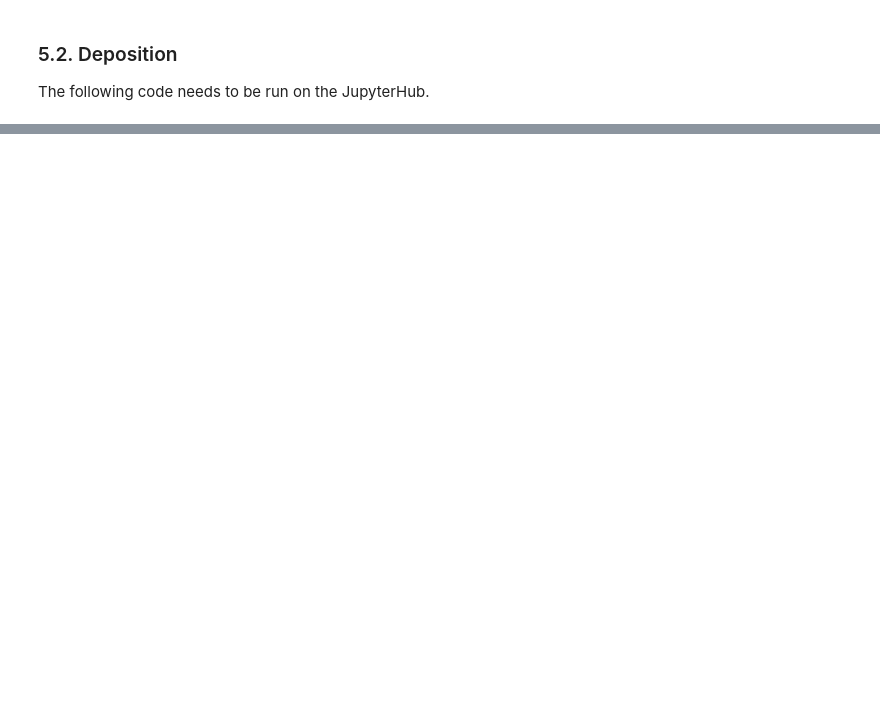
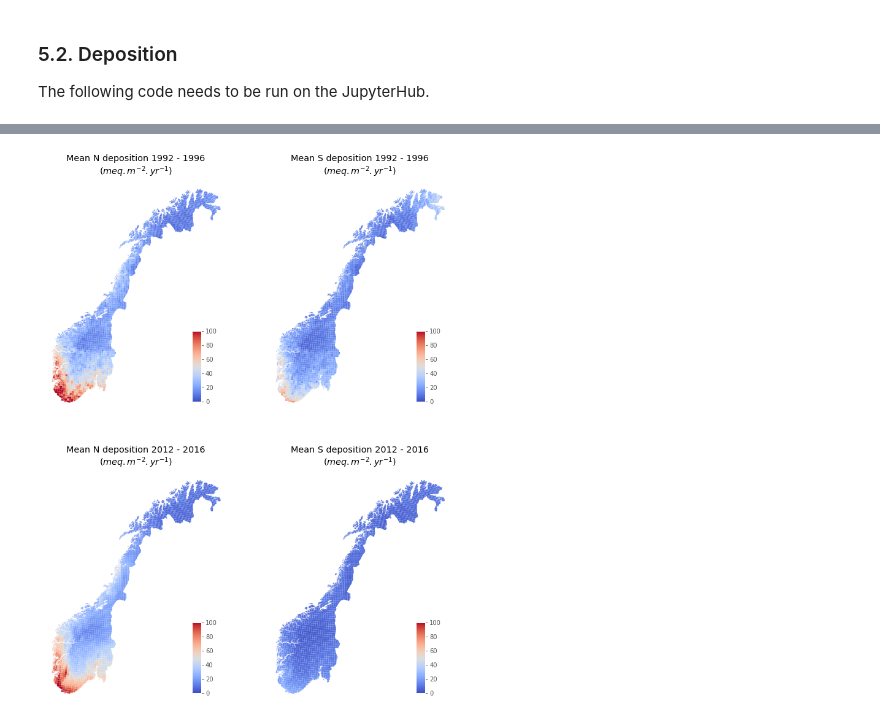
Before and after one commit to JamesSample/1000_lakes_2019, a Jupyter notebook: notebooks/05_compare_1995_2019.ipynb, the cells around one changed output, grey strips where cells are left out. Cells and saved outputs as stored; diff of their text form; code cells hidden in the pictures; blank space fills up the shorter version.

Commit message:
Add deposition maps

```diff
--- a/notebooks/05_compare_1995_2019.ipynb
+++ b/notebooks/05_compare_1995_2019.ipynb
@@ -14,6 +15,13 @@ import xarray as xr
 from mpl_toolkits.axes_grid1.inset_locator import inset_axes
 
 plt.style.use("ggplot")
+# %%
+# Import CL functions
+spec = importlib.util.spec_from_file_location(
+    "critical_loads", "/home/jovyan/projects/critical_loads_2/notebooks/critical_loads.py"
+)
+cl = importlib.util.module_from_spec(spec)
+spec.loader.exec_module(cl)
 # %%
 # Connect to Nivabase
 eng = nivapy.da.connect()
@@ -291,6 +301,7 @@ def plot_points(
 # %%
-# Set scale choices for scatterplots
-log_axis_scale_dict = {
+# Set scale choices for scatterplots from Øyvind's spreadsheet
+# (log_xy, lod_1995, lod_2019)
+axis_opt_dict = {
     "ALK": False,
     "ALKE": False,
     "Al/Il": False,
@@ -669,39 +666,72 @@ with pd.option_context("display.max_colwidth", -1):
 # %%
 # Get deposition data
 short_names = ["9296", "1216_old"]
 
+title_dict = {'9296':'1992 - 1996',
+              '1216_old':'2012 - 2016',
+             }
+
 # Plotting
-fig, axes = plt.subplots(nrows=2, ncols=2, figsize=(12, 12))
+fig, axes = plt.subplots(nrows=2, ncols=2, figsize=(12, 16))
 
 for idx, name in enumerate(short_names):
     series_id = int(ser_grid.query("short_name == @name")["series_id"].values[0])
 
     # Get dep data
     n_gdf = cl.extract_deposition_as_gdf(series_id, "nitrogen", eng)
     s_gdf = cl.extract_deposition_as_gdf(series_id, "sulphur", eng)
 
-    # Plot
+    # Plot N
+    cax_n = inset_axes(
+        axes[idx, 0],
+        width="5%",
+        height="30%",
+        loc="lower left",
+        bbox_to_anchor=(0.8, 0.05, 1, 1),
+        bbox_transform=axes[idx, 0].transAxes,
+        borderpad=0,
+    )
+
     n_gdf.plot(
         column="ndep_meqpm2pyr",
         cmap="coolwarm",
-        scheme="fisher_jenks",
         edgecolor=None,
         legend=True,
-        legend_kwds={"loc": "upper left", "title": "N deposition ($meq/m^2/yr$)"},
+        vmin=0,
+        vmax=100,
         ax=axes[idx, 0],
+        cax=cax_n
     )
-    axes[idx, 0].set_title(name)
+
+    axes[idx, 0].set_title('Mean N deposition %s\n($meq.m^{-2}.yr^{-1})$' % title_dict[name])
+
+    # Plot S
+    cax_s = inset_axes(
+        axes[idx, 1],
+        width="5%",
+        height="30%",
+        loc="lower left",
+        bbox_to_anchor=(0.8, 0.05, 1, 1),
+        bbox_transform=axes[idx, 1].transAxes,
+        borderpad=0,
+    )
 
     s_gdf.plot(
         column="sdep_meqpm2pyr",
         cmap="coolwarm",
-        scheme="fisher_jenks",
         edgecolor=None,
+        ax=axes[idx, 1],
         legend=True,
-        legend_kwds={"loc": "upper left", "title": "S deposition ($meqS/m^2/yr$)"},
-        ax=axes[idx, 1],
+        vmin=0,
+        vmax=100,
+        cax=cax_s,
     )
-    axes[idx, 1].set_title(name)
+
+    axes[idx, 1].set_title('Mean S deposition %s\n($meq.m^{-2}.yr^{-1})$' % title_dict[name])
 
 [ax.set_axis_off() for ax in axes.flatten()]
-plt.tight_layout()
+
+png_path = r'../output/n_s_deposition_1996-2016.png'
+plt.savefig(png_path, dpi=200)
+# %% [output]
+[figure, added]
```
Also changed, not shown: parts of 7 cells of this notebook, 1 other file.
